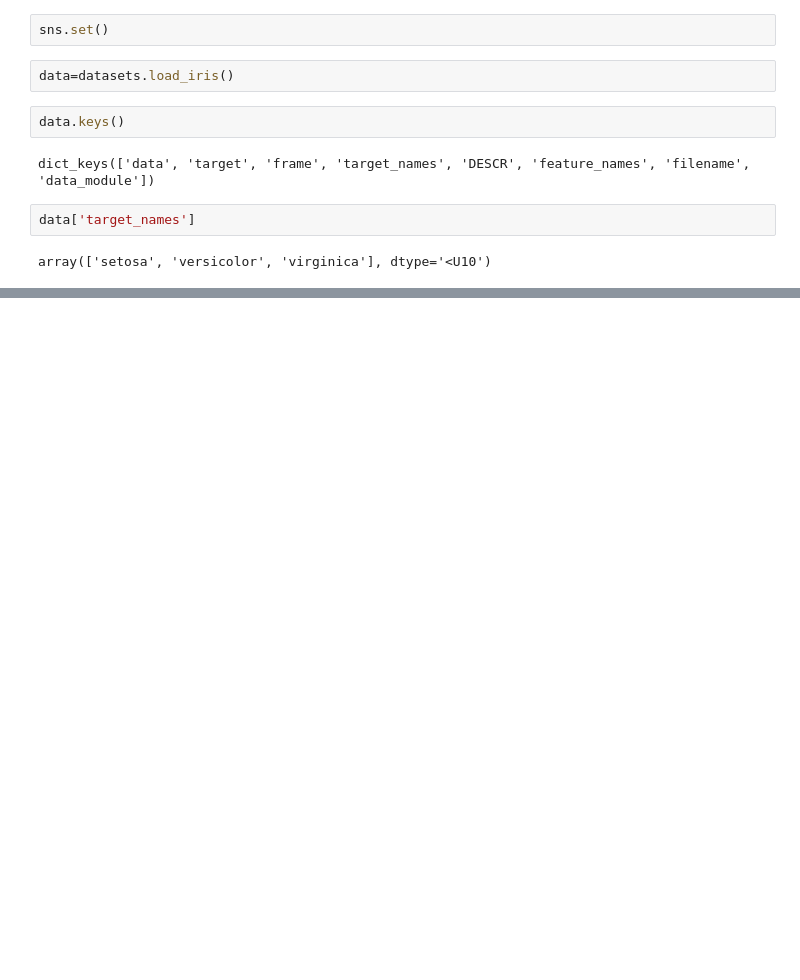
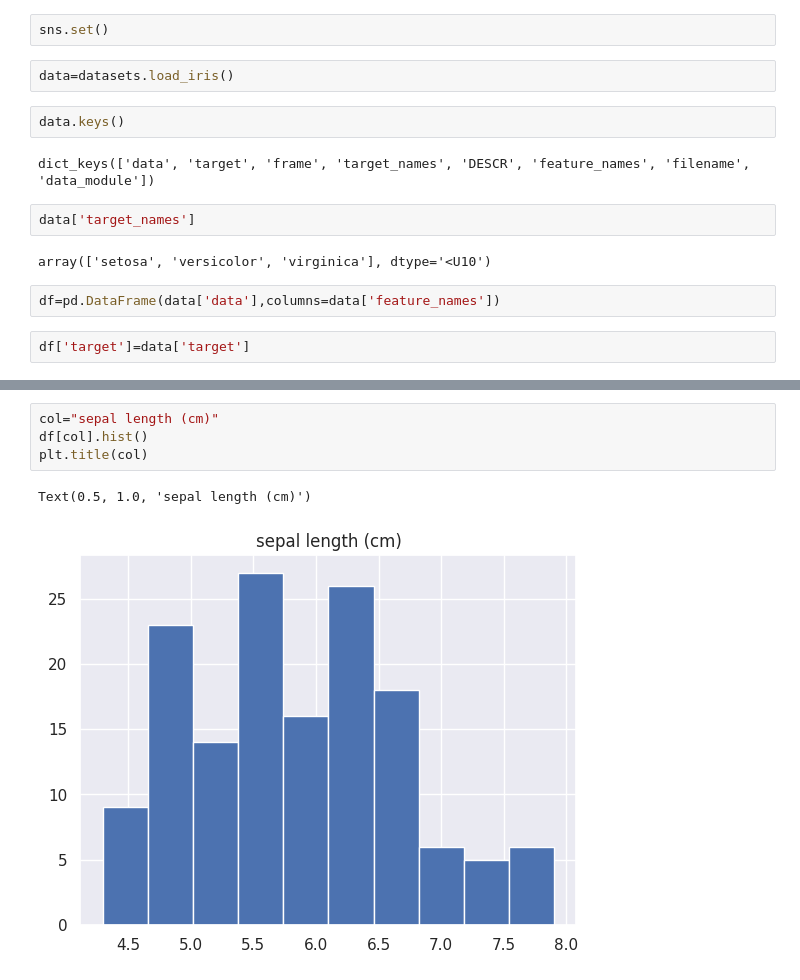
Before and after one commit to BibekRai44/basic-ml-project, a Jupyter notebook: irisdataset.ipynb, the cells around one changed output, grey strips where cells are left out. Drawn from its saved outputs; the diff is of its cells as text; blank space fills up the shorter version.

```diff
--- a/irisdataset.ipynb
+++ b/irisdataset.ipynb
@@ -21,3 +21,7 @@ dict_keys(['data', 'target', 'frame', 'target_names', 'DESCR', 'feature_names',
 data['target_names']
 # %% [output]
 array(['setosa', 'versicolor', 'virginica'], dtype='<U10')
+# %%
+df=pd.DataFrame(data['data'],columns=data['feature_names'])
+# %%
+df['target']=data['target']
@@ -23,0 +49,7 @@ array(['setosa', 'versicolor', 'virginica'], dtype='<U10')
+# %%
+col="sepal length (cm)"
+df[col].hist()
+plt.title(col)
+# %% [output]
+Text(0.5, 1.0, 'sepal length (cm)')
+[figure, added]
```
Also changed, not shown: parts of 13 cells of this notebook.
